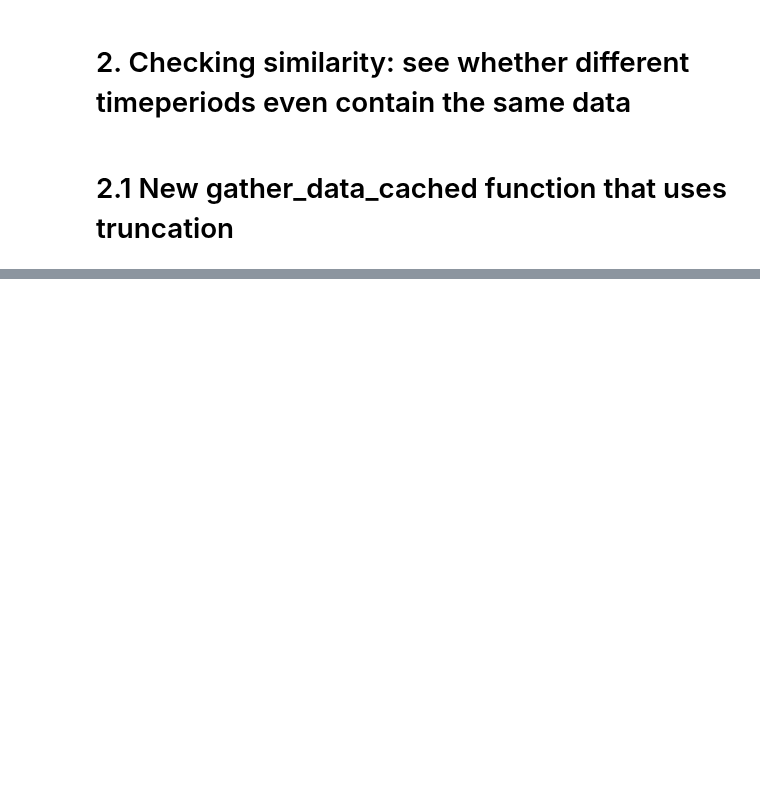
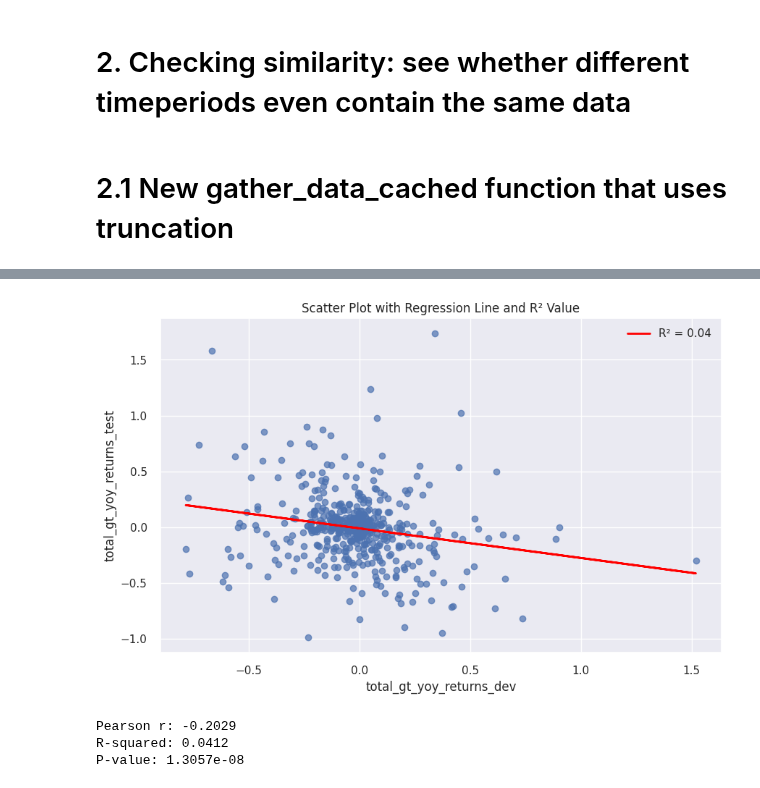
Before and after one commit to maviddoerdijk/bsc-thesis, a Jupyter notebook: exp/improve_timeperiods.ipynb, the cells around one changed output, grey strips where cells are left out. Drawn from its saved outputs; the diff is of its cells as text; code cells hidden in the pictures; blank space fills up the shorter version.

```diff
--- a/exp/improve_timeperiods.ipynb
+++ b/exp/improve_timeperiods.ipynb
@@ -420,0 +538,44 @@ creating large figure with 9 subplots
+# %%
+import numpy as np
+import matplotlib.pyplot as plt
+import seaborn as sns
+from scipy.stats import pearsonr
+from sklearn.linear_model import LinearRegression
+
+# Assuming total_gt_yoy_returns_dev and total_gt_yoy_returns_test are 1D numpy arrays or lists
+x = np.array(total_gt_yoy_returns_dev).reshape(-1, 1)
+y = np.array(total_gt_yoy_returns_test)
+
+# fill x and y with 0 if nan
+x = np.nan_to_num(x)
+y = np.nan_to_num(y)
+
+# Compute Pearson correlation
+r, p_value = pearsonr(x.flatten(), y)
+r_squared = r**2
+
+# Fit a linear regression model
+model = LinearRegression()
+model.fit(x, y)
+y_pred = model.predict(x)
+
+# Plot the scatter and regression line
+plt.figure(figsize=(10, 6))
+sns.set(style="darkgrid")
+plt.scatter(x, y, alpha=0.7)
+plt.plot(x, y_pred, color='red', linewidth=2, label=f'R² = {r_squared:.2f}')
+plt.xlabel('total_gt_yoy_returns_dev')
+plt.ylabel('total_gt_yoy_returns_test')
+plt.title('Scatter Plot with Regression Line and R² Value')
+plt.legend()
+plt.show()
+
+# Optional: print the statistics
+print(f"Pearson r: {r:.4f}")
+print(f"R-squared: {r_squared:.4f}")
+print(f"P-value: {p_value:.4e}")
+# %% [output]
+[figure, added]
+Pearson r: -0.2029
+R-squared: 0.0412
+P-value: 1.3057e-08
```
Also changed, not shown: parts of 6 cells of this notebook.
